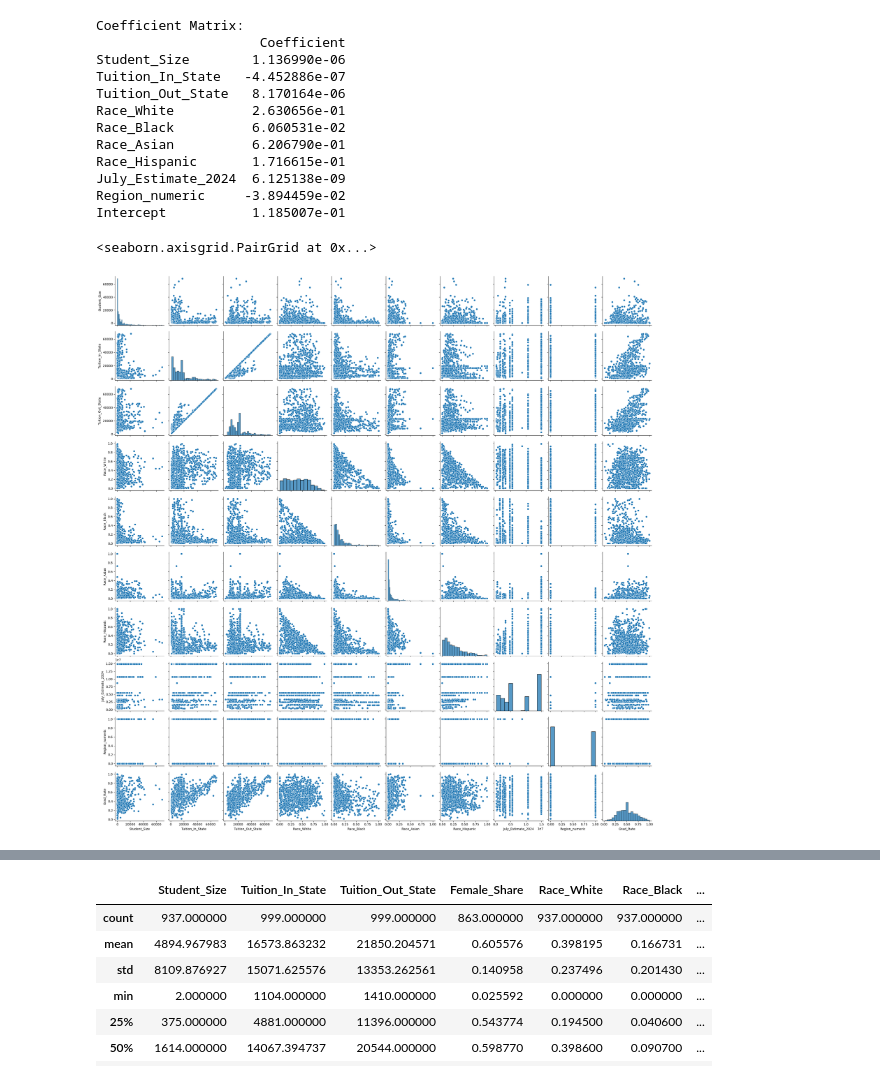
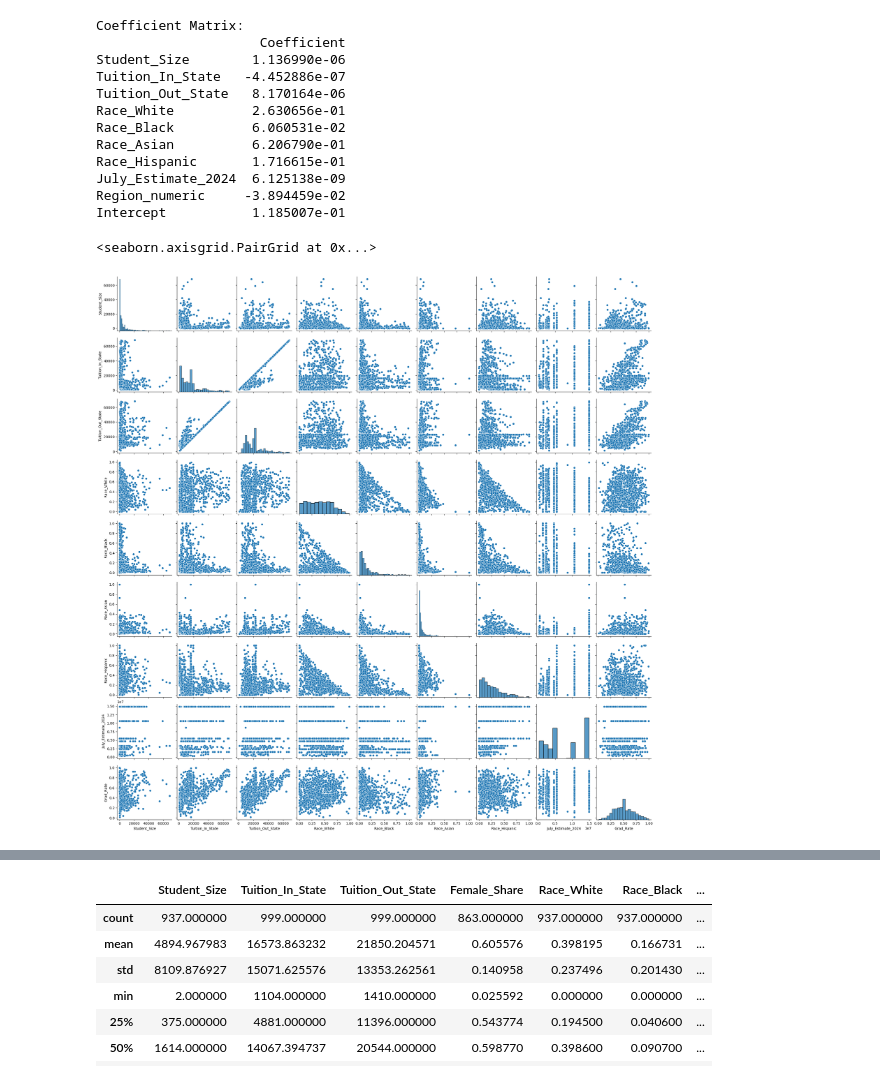
Before and after one commit to JNSREB2023/Data_Blog, a Jupyter notebook: EDA.ipynb, the cells around one changed output, grey strips where cells are left out. Saved outputs shown, nothing was run; the diff lists cells and outputs as text; code cells hidden in the pictures.

Commit message:
more work on blog + additional eda plots

```diff
--- a/EDA.ipynb
+++ b/EDA.ipynb
@@ -264,7 +264,7 @@ Region_numeric     -3.894459e-02
 Intercept           1.185007e-01
 # %%
 sns.pairplot(data[['Student_Size', 'Tuition_In_State', 'Tuition_Out_State', 'Race_White', 'Race_Black',
-'Race_Asian', 'Race_Hispanic', 'July_Estimate_2024', 'Region_numeric','Grad_Rate']])
+'Race_Asian', 'Race_Hispanic', 'July_Estimate_2024','Grad_Rate']])
 # %% [output]
 <seaborn.axisgrid.PairGrid at 0x...>
-[figure, old version]
+[figure, new version]
```
Also changed, not shown: parts of 8 cells of this notebook, 21 other files.
